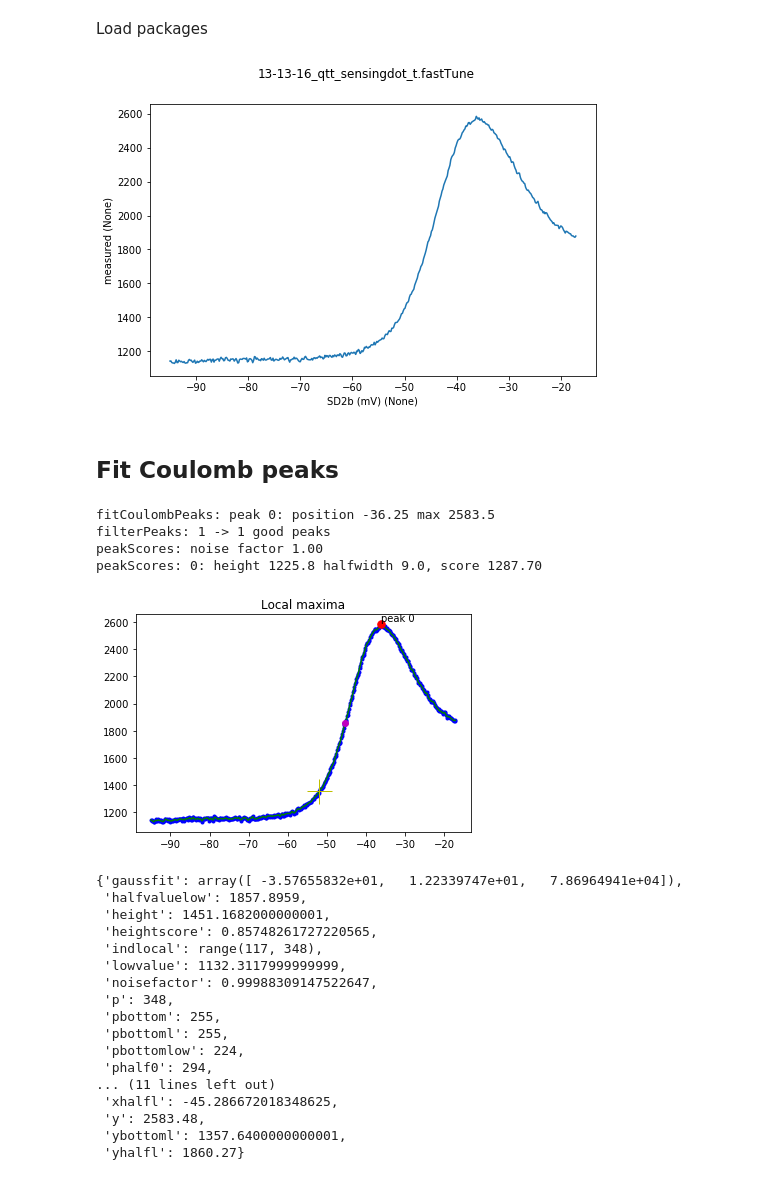
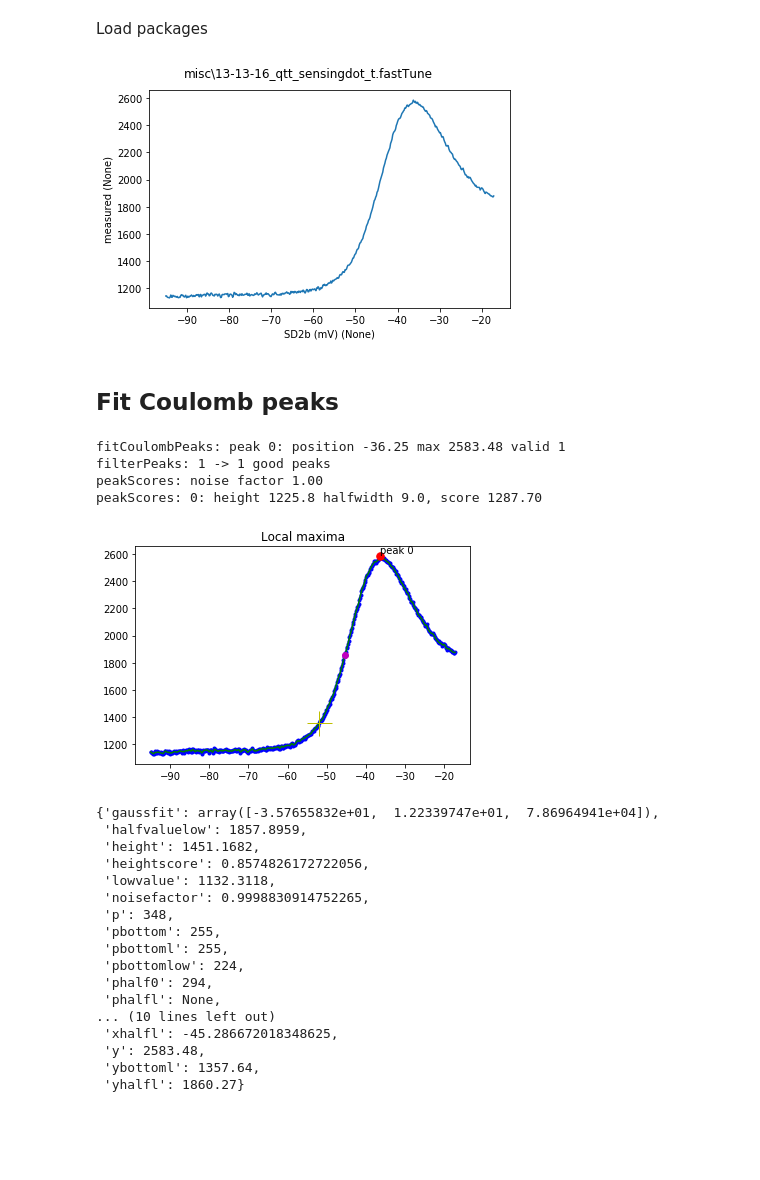
Before and after one commit to QuTech-Delft/qtt, a Jupyter notebook: docs/notebooks/analysis/example_coulomb_peak.ipynb, the cells around one changed output. Saved outputs shown, nothing was run; the diff lists cells and outputs as text; code cells hidden in the pictures; blank space fills up the shorter version.

```diff
--- a/docs/notebooks/analysis/example_coulomb_peak.ipynb
+++ b/docs/notebooks/analysis/example_coulomb_peak.ipynb
@@ -15,41 +15,41 @@ import qtt
 import qtt.algorithms.coulomb
 from qtt.algorithms.coulomb import analyseCoulombPeaks
 # %%
-exampledatadir=os.path.join(qtt.__path__[0], '..', 'examples','data')
+exampledatadir=os.path.join(qtt.__path__[0], 'exampledata')
 qcodes.DataSet.default_io = qcodes.DiskIO(exampledatadir)
 
-dataset=qcodes.load_data(os.path.join( '13-13-16_qtt_sensingdot_t.fastTune') ) #, formatter=HDF5Format() )
+dataset=qcodes.load_data(os.path.join( 'misc', '13-13-16_qtt_sensingdot_t.fastTune') ) #, formatter=HDF5Format() )
 _=MatPlot(dataset.default_parameter_array() )
 # %% [output]
-[figure, old version]
+[figure, new version]
 # %% [markdown]
 ## Fit Coulomb peaks
 # %%
 peaks=qtt.algorithms.coulomb.analyseCoulombPeaks(dataset, fig=10)
 _=plt.plot(peaks[0]['xbottom'], peaks[0]['ybottoml'], '+y', markersize=25)
 # %% [output]
-fitCoulombPeaks: peak 0: position -36.25 max 2583.5
+fitCoulombPeaks: peak 0: position -36.25 max 2583.48 valid 1
 filterPeaks: 1 -> 1 good peaks
 peakScores: noise factor 1.00
 peakScores: 0: height 1225.8 halfwidth 9.0, score 1287.70
-[figure, old version]
+[figure, new version]
 # %%
 peaks[0]
 # %% [output]
-{'gaussfit': array([ -3.57655832e+01,   1.22339747e+01,   7.86964941e+04]),
+{'gaussfit': array([-3.57655832e+01,  1.22339747e+01,  7.86964941e+04]),
  'halfvaluelow': 1857.8959,
- 'height': 1451.1682000000001,
- 'heightscore': 0.85748261727220565,
- 'indlocal': range(117, 348),
- 'lowvalue': 1132.3117999999999,
- 'noisefactor': 0.99988309147522647,
+ 'height': 1451.1682,
+ 'heightscore': 0.8574826172722056,
+ 'lowvalue': 1132.3118,
+ 'noisefactor': 0.9998830914752265,
  'p': 348,
  'pbottom': 255,
  'pbottoml': 255,
  'pbottomlow': 224,
  'phalf0': 294,
-... (11 lines left out)
+ 'phalfl': None,
+... (10 lines left out)
  'xhalfl': -45.286672018348625,
  'y': 2583.48,
- 'ybottoml': 1357.6400000000001,
+ 'ybottoml': 1357.64,
  'yhalfl': 1860.27}
```
Also changed, not shown: 8 other files.
